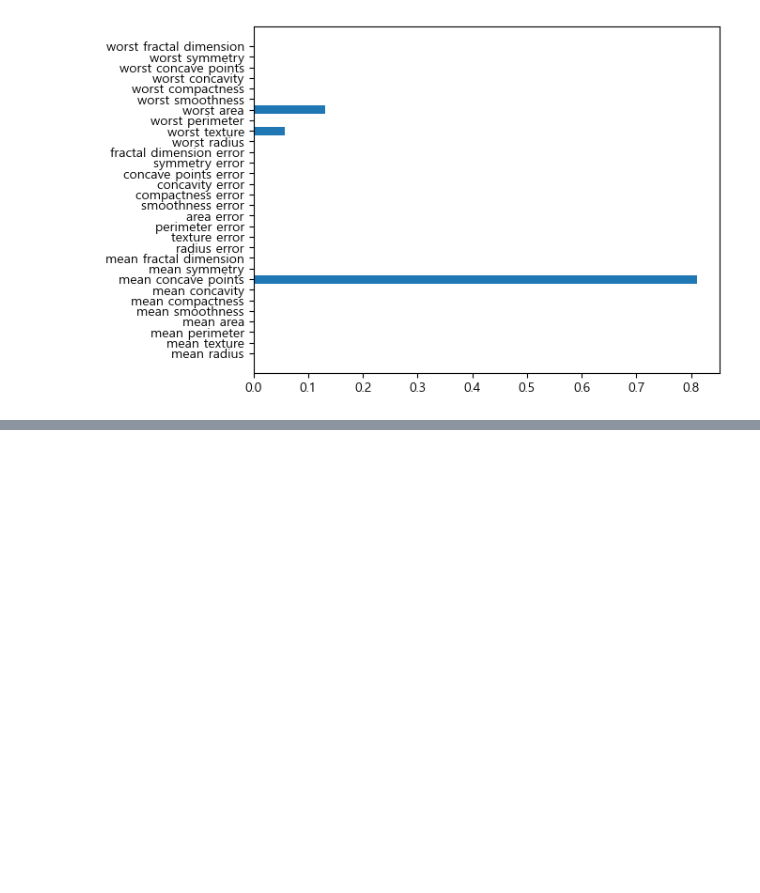
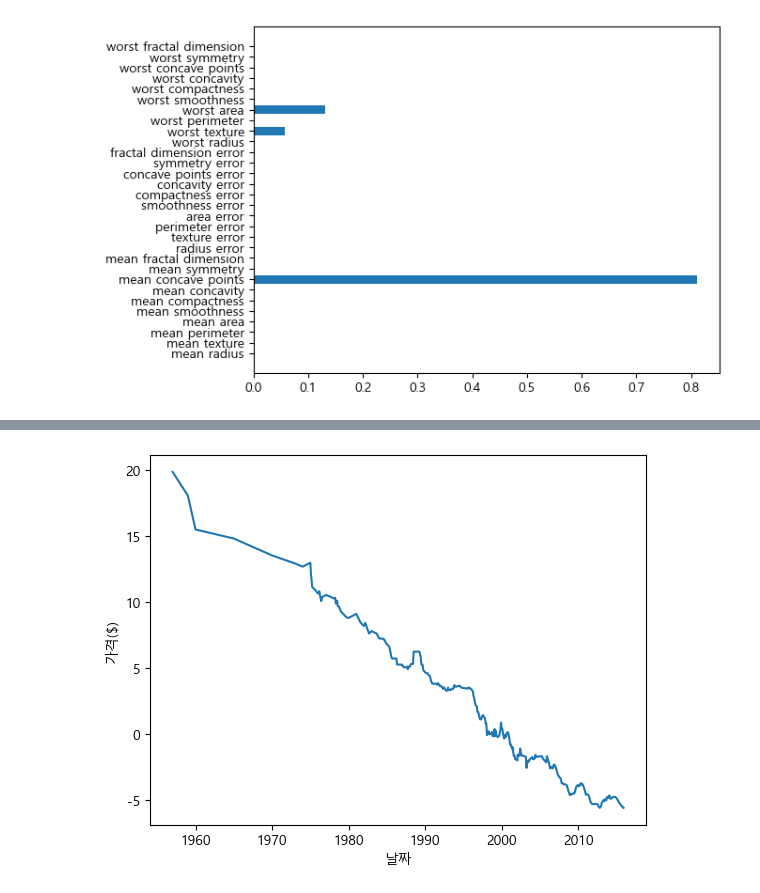
Before and after one commit to LeticiaKang/Data_Analytics_Course, a Jupyter notebook: 머신러닝/수업/221020 DecisionTree.ipynb, the cells around one changed output, grey strips where cells are left out. Drawn from its saved outputs; the diff is of its cells as text; code cells hidden in the pictures; blank space fills up the shorter version.

```diff
--- a/머신러닝/수업/221020 DecisionTree.ipynb
+++ b/머신러닝/수업/221020 DecisionTree.ipynb
@@ -102,0 +115,28 @@ plt.barh(cancer['feature_names'], importance)
+# %%
+from sklearn.tree import DecisionTreeRegressor
+from sklearn.linear_model import LinearRegression
+
+train = ram_prices[ram_prices['date'] < 2000].iloc[:,1:]
+test = ram_prices[ram_prices['date'] >= 2000].iloc[:,1:]
+# %%
+# X_train = train['date'].to_numpy()
+X_train = train['date'].to_numpy()[:, np.newaxis]
+# 2차원 배열에 넣는 방법 : [:, np.newaxis]
+# 왜 2차원에 넣어야할까?
+y_train = train['price']
+
+# data를 보면 선형성을 띄는 거 같지만, 실제론 그렇지 않다.
+# 왜 그렇게 나타날까? 단위 scaling이 되어있지 않아서 마치 선형성을 띄는 거처럼 보이는 거다.
+    # scaling 전! try!
+# plt.plot(ram_prices['date'], ram_prices['price'])
+# 그래프를 보면 마치 지수함수처럼 보인다.
+# 그렇다면 로그변환을 해주자!! 강제로 선형성을 띄게 해주는 과정이다.
+    # scaling 후! try!
+plt.plot(ram_prices['date'], ram_prices['price'].apply(lambda x : np.log(x)))
+plt.xlabel("날짜")
+plt.ylabel("가격($)")
+plt.show()
+
+y_train = train['price'].apply(lambda x : np.log(x))
+# %% [output]
+[figure, added]
```
Also changed, not shown: parts of 14 cells of this notebook, 2 other files.
